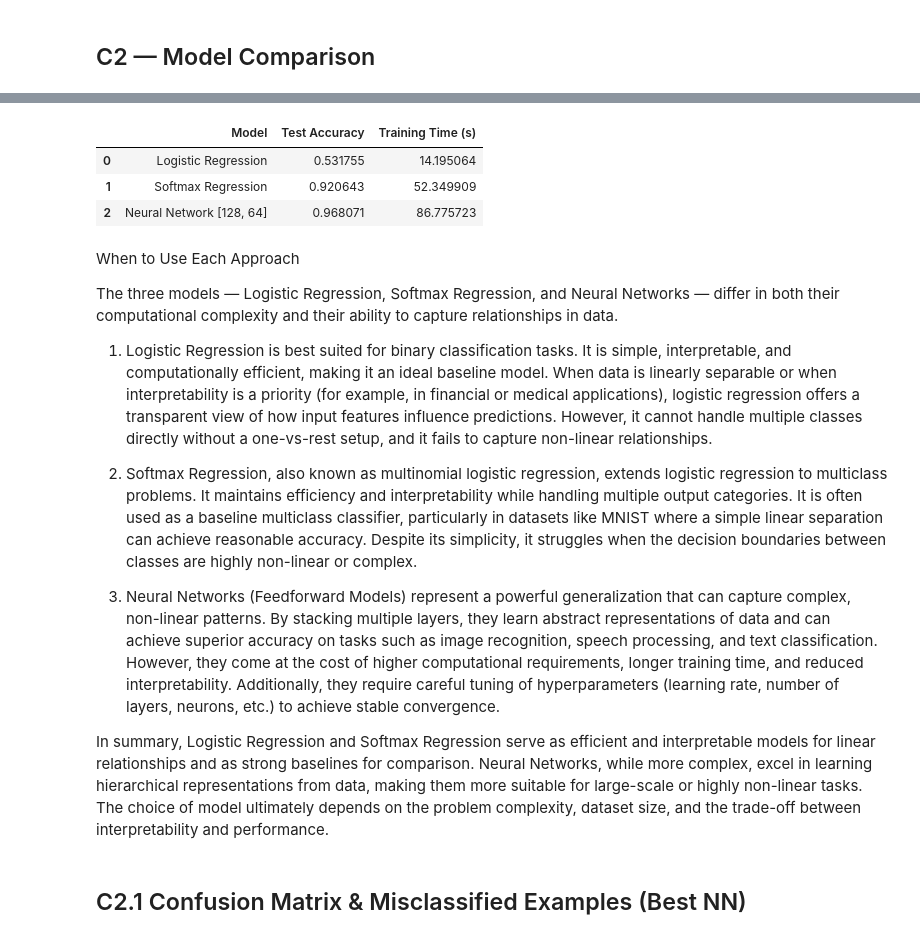
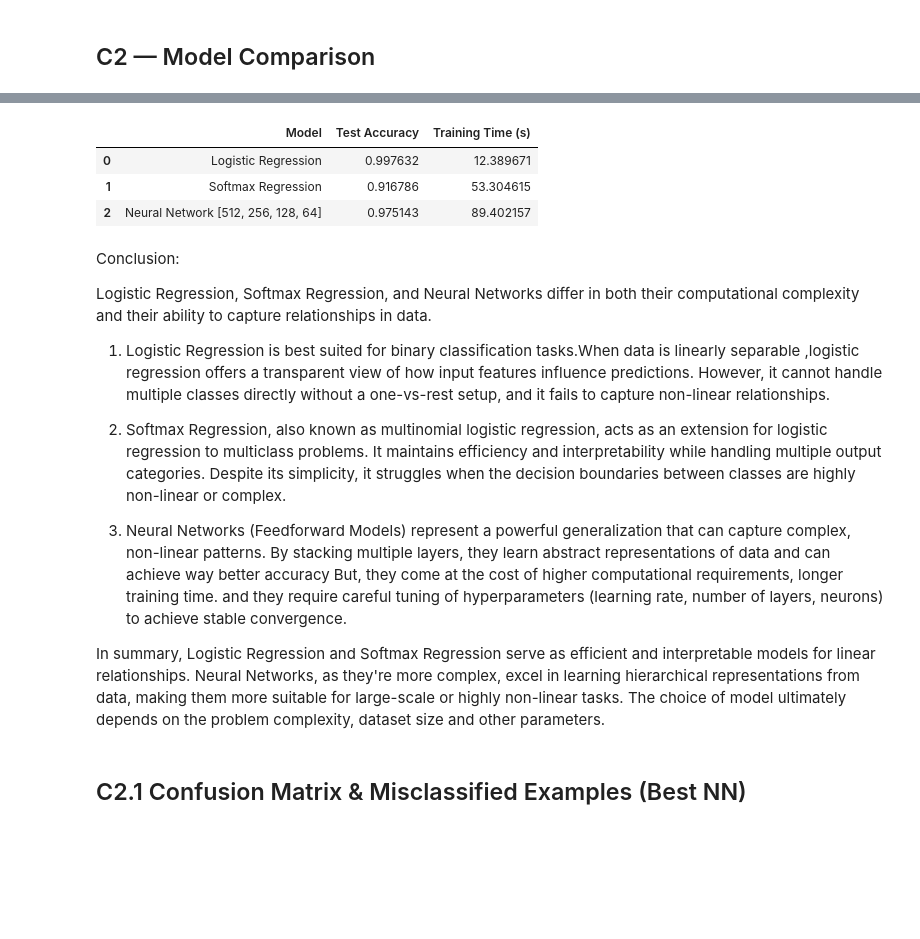
Before and after one commit to habibarezq/ML-Assignments-25, a Jupyter notebook: Assignment-2/notebooks/comprehensive_analysis.ipynb, the cells around one changed output, grey strips where cells are left out. Drawn from its saved outputs; the diff is of its cells as text; code cells hidden in the pictures; blank space fills up the shorter version.

```diff
--- a/Assignment-2/notebooks/comprehensive_analysis.ipynb
+++ b/Assignment-2/notebooks/comprehensive_analysis.ipynb
@@ -232,25 +223,20 @@ Epoch 20/20 Train Loss: 0.0138 Train Acc: 0.9974 Val Loss: 0.1093 Val Acc: 0.968
 ## C2 — Model Comparison
 # %%
 # Logistic Regression (Binary)
-# ================================
-# For binary classification subset of MNIST (e.g., digits 0 and 1)
-log_model = LogisticRegression(input_dim=784, learning_rate=0.1, max_epochs=50)
-
+log_model = LogisticRegression(input_dim=784, learning_rate=0.01, max_epochs=50,patience=5)
 start_log = time.time()
 log_model.fit(train_loader_bin, val_loader_bin)
 log_time = time.time() - start_log
 
 
 # Softmax Regression (multiclass)
-soft_model = SoftmaxRegression(input_dim=784, num_classes=10, learning_rate=0.1,max_epochs=50)
+soft_model = SoftmaxRegression(input_dim=784, num_classes=10, learning_rate=0.01,max_epochs=50,patience=5)
 start_soft=time.time()
 soft_model.fit(train_loader, val_loader)
 soft_time = time.time() - start_soft
-# val_loss_soft, val_acc_soft = soft_model.evaluate(val_loader)
-# print("Softmax val acc:", val_acc_soft)
 
 # Neural network: choose best from architecture experiments (example pick index 1)
-best_hidden = results_arch[1]['hidden'] if len(results_arch)>1 else [128,64]
+best_hidden = results_arch[3]['hidden'] if len(results_arch)>1 else [128,64]
 best_model = make_ffnn(best_hidden)
 start = time.time()
 tl, vl, ta, va = train_model_once(best_model, train_loader, val_loader, epochs=30, learning_rate=0.01)
@@ -274,7 +260,7 @@ def evaluate_nn_on_loader(model, loader):
     return correct/total, np.array(y_true), np.array(y_pred)
 
 # Evaluate Logistic on test
-log_test_loss, log_test_acc = log_model.evaluate_test(binary_data.X_test, binary_data.y_test)
+_,_,log_test_loss, log_test_acc = log_model.evaluate_test(binary_data.X_test, binary_data.y_test)
 print('Logistic test acc:', log_test_acc)
 
 
@@ -319,19 +305,19 @@ NN test acc: 0.9680714285714286
 |  | Model | Test Accuracy | Training Time (s) |
-| 0 | Logistic Regression | 0.531755 | 14.195064 |
-| 1 | Softmax Regression | 0.920643 | 52.349909 |
-| 2 | Neural Network [128, 64] | 0.968071 | 86.775723 |
+| 0 | Logistic Regression | 0.997632 | 12.389671 |
+| 1 | Softmax Regression | 0.916786 | 53.304615 |
+| 2 | Neural Network [512, 256, 128, 64] | 0.975143 | 89.402157 |
 # %% [markdown]
-When to Use Each Approach
+Conclusion:
 
-The three models — Logistic Regression, Softmax Regression, and Neural Networks — differ in both their computational complexity and their ability to capture relationships in data.
+Logistic Regression, Softmax Regression, and Neural Networks differ in both their computational complexity and their ability to capture relationships in data.
 
-1. Logistic Regression is best suited for binary classification tasks. It is simple, interpretable, and computationally efficient, making it an ideal baseline model. When data is linearly separable or when interpretability is a priority (for example, in financial or medical applications), logistic regression offers a transparent view of how input features influence predictions. However, it cannot handle multiple classes directly without a one-vs-rest setup, and it fails to capture non-linear relationships.
+1. Logistic Regression is best suited for binary classification tasks.When data is linearly separable ,logistic regression offers a transparent view of how input features influence predictions. However, it cannot handle multiple classes directly without a one-vs-rest setup, and it fails to capture non-linear relationships.
 
-2. Softmax Regression, also known as multinomial logistic regression, extends logistic regression to multiclass problems. It maintains efficiency and interpretability while handling multiple output categories. It is often used as a baseline multiclass classifier, particularly in datasets like MNIST where a simple linear separation can achieve reasonable accuracy. Despite its simplicity, it struggles when the decision boundaries between classes are highly non-linear or complex.
+2. Softmax Regression, also known as multinomial logistic regression, acts as an extension for logistic regression to multiclass problems. It maintains efficiency and interpretability while handling multiple output categories. Despite its simplicity, it struggles when the decision boundaries between classes are highly non-linear or complex.
 
-3. Neural Networks (Feedforward Models) represent a powerful generalization that can capture complex, non-linear patterns. By stacking multiple layers, they learn abstract representations of data and can achieve superior accuracy on tasks such as image recognition, speech processing, and text classification. However, they come at the cost of higher computational requirements, longer training time, and reduced interpretability. Additionally, they require careful tuning of hyperparameters (learning rate, number of layers, neurons, etc.) to achieve stable convergence.
+3. Neural Networks (Feedforward Models) represent a powerful generalization that can capture complex, non-linear patterns. By stacking multiple layers, they learn abstract representations of data and can achieve way better accuracy But, they come at the cost of higher computational requirements, longer training time. and they require careful tuning of hyperparameters (learning rate, number of layers, neurons) to achieve stable convergence.
 
-In summary, Logistic Regression and Softmax Regression serve as efficient and interpretable models for linear relationships and as strong baselines for comparison. Neural Networks, while more complex, excel in learning hierarchical representations from data, making them more suitable for large-scale or highly non-linear tasks. The choice of model ultimately depends on the problem complexity, dataset size, and the trade-off between interpretability and performance.
+In summary, Logistic Regression and Softmax Regression serve as efficient and interpretable models for linear relationships. Neural Networks, as they're more complex, excel in learning hierarchical representations from data, making them more suitable for large-scale or highly non-linear tasks. The choice of model ultimately depends on the problem complexity, dataset size and other parameters.
 # %% [markdown]
 ## C2.1 Confusion Matrix & Misclassified Examples (Best NN)
 # %%
```
Also changed, not shown: parts of 9 cells of this notebook.
